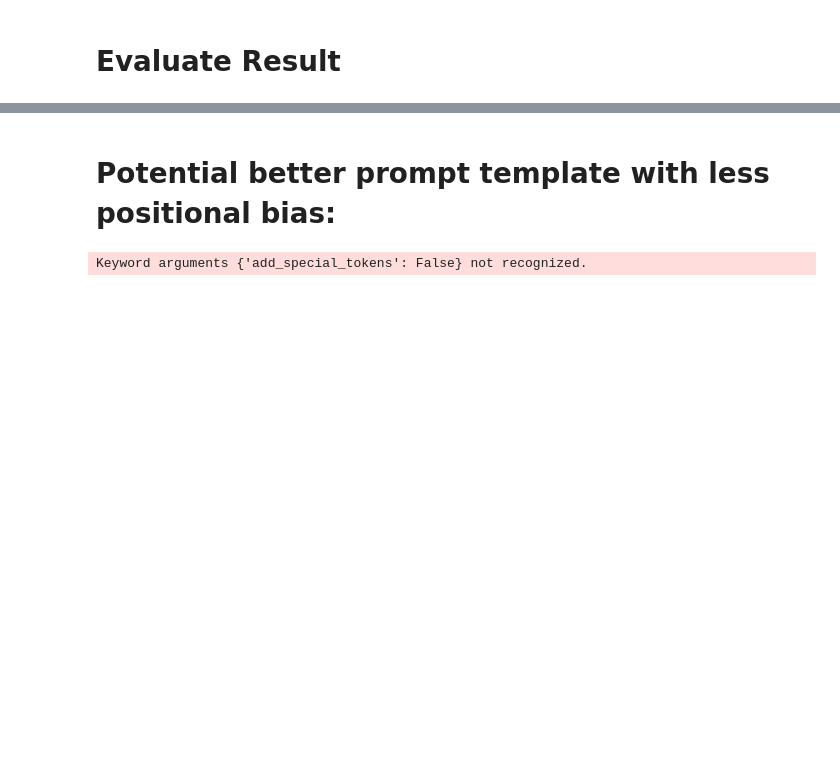
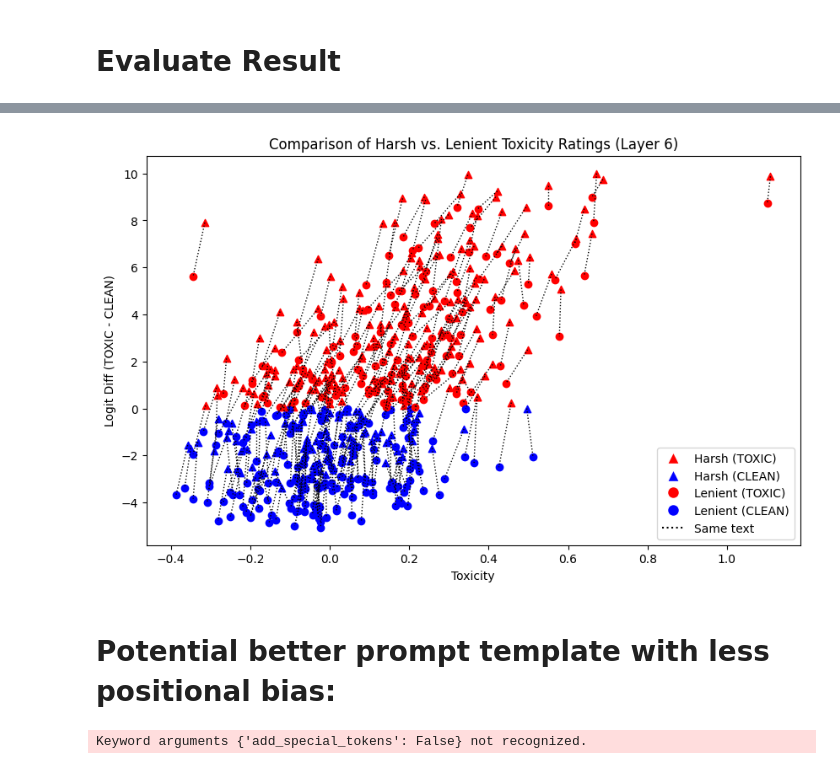
Before and after one commit to abhay-sheshadri/quirky_interp, a Jupyter notebook: DAS.ipynb, the cells around one changed output, grey strips where cells are left out. Cells and saved outputs as stored; diff of their text form; code cells hidden in the pictures; blank space fills up the shorter version.

```diff
--- a/DAS.ipynb
+++ b/DAS.ipynb
@@ -340,0 +381,2 @@ negative_indices = torch.lt(patched_difference, 0).nonzero().squeeze()
+# %%
+toxicity_diretion_l6_norm = torch.nn.functional.normalize(toxicity_diretion_l6, p=2, dim=-1)
@@ -340,0 +476,9 @@ negative_indices = torch.lt(patched_difference, 0).nonzero().squeeze()
+# %%
+data_harsh_l6, data_lenient_l6 = get_eval_data_for_direction(
+    model,
+    harsh_prompts_eval,
+    lenient_prompts_eval,
+    pos_token_id,
+    neg_token_id,
+    toxicity_diretion_l6_norm
+)
@@ -341,3 +543,7 @@ negative_indices = torch.lt(patched_difference, 0).nonzero().squeeze()
+# %%
+plot_data(data_harsh_l6, data_lenient_l6, title='Comparison of Harsh vs. Lenient Toxicity Ratings (Layer 6)')
+# %% [output]
+[figure, added]
 # %% [markdown]
 # Potential better prompt template with less positional bias:
 # %%
```
Also changed, not shown: parts of 26 cells of this notebook.
